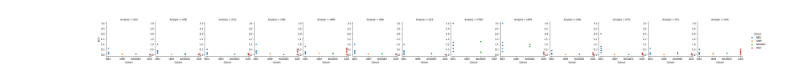
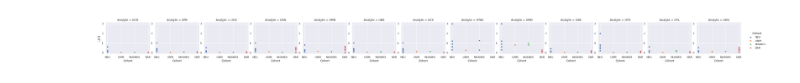
Before and after one commit to agostini01/harmonization-website, a Jupyter notebook: cohorts_proj/jupyter/Distribution Paper JGeller/LOD Analysis.ipynb, the cells around one changed output. Drawn from its saved outputs; the diff is of its cells as text; code cells hidden in the pictures.

Commit message:
lod graphs

```diff
--- a/cohorts_proj/jupyter/Distribution Paper JGeller/LOD Analysis.ipynb
+++ b/cohorts_proj/jupyter/Distribution Paper JGeller/LOD Analysis.ipynb
@@ -3,11 +3,16 @@ import pandas as pd
 harm_cols = ['UMN', 'UCO', 'UCS','UBA', 'USN', 'UTL','UTU', 'UCD', 'UMO', 'USB', 'UPB', 'UHG', 'UTAS']
 df = pd.read_csv('all_LODS_by_cohort.csv')
 df = df[df['Analyte'].isin(harm_cols)]
-import seaborn as sns
-g = sns.FacetGrid(df, col="Analyte", hue="Cohort")
-g.map(sns.scatterplot, "Cohort", "LOD")
-g.add_legend()
-for axis in g.axes.flat:
-    axis.tick_params(labelleft=True)
+unm_lods_df = pd.read_csv('UNM_LODs_Julia.csv')
+df = pd.concat([df, unm_lods_df], axis = 0)
-# %% [output]
-[figure, removed]
+# %%
+import seaborn as sns
+sns.set(rc={'figure.figsize':(200, 150)})
+g = sns.FacetGrid(df, col="Analyte", hue="Cohort")
+g.map(sns.scatterplot, "Cohort", "LOD")
+g.add_legend()
+for axis in g.axes.flat:
+    axis.tick_params(labelleft=True)
+g.savefig('Lod_Scatterplots_DP_Paper.jpg', format = 'jpeg', dpi = 1000)
+# %% [output]
+[figure, added]
```
Also changed, not shown: parts of 6 cells of this notebook, 1 other file.
